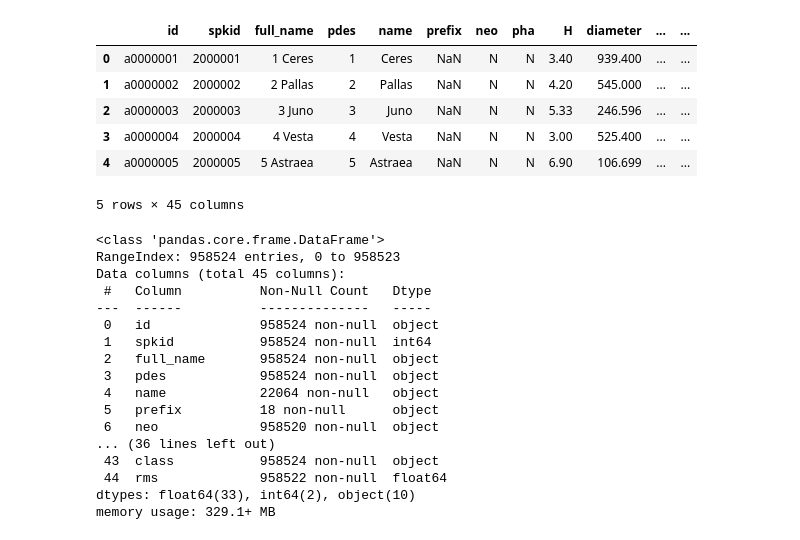
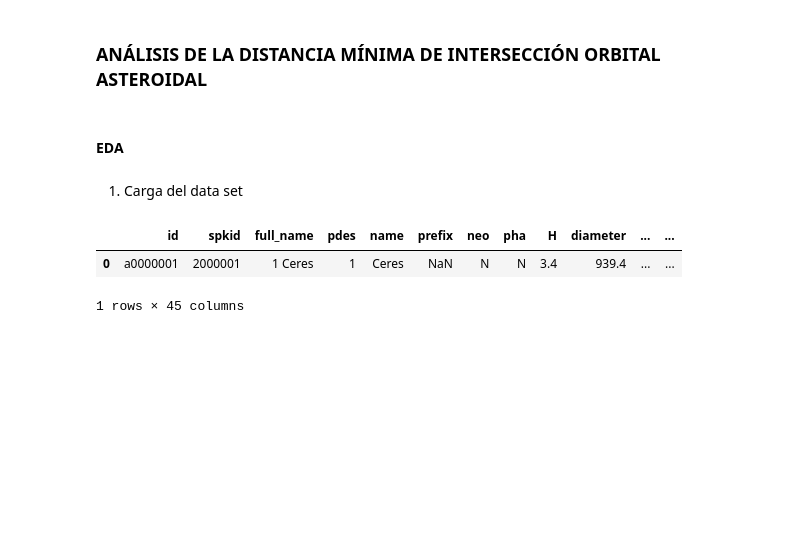
Before and after one commit to PazReumante/asteroid_prediction, a Jupyter notebook: Project/explore_base.ipynb, the cells around one changed output. Cells and saved outputs as stored; diff of their text form; code cells hidden in the pictures; blank space fills up the shorter version.

```diff
--- a/Project/explore_base.ipynb
+++ b/Project/explore_base.ipynb
@@ -1,59 +1,35 @@
+# %% [markdown]
+### **ANÁLISIS DE LA DISTANCIA MÍNIMA DE INTERSECCIÓN ORBITAL ASTEROIDAL**
+# %% [markdown]
+#### EDA
+# %% [markdown]
+1. Carga del data set
 # %%
 import pandas as pd
 import os
 
-# Define the base directory where the files are located
+# Define el directorio base donde se encuentran los archivos
 base_dir = r"C:\Users\USER\Documents\repos\1_ ASTEROID"
 
-# List of CSV file paths using absolute paths
+# Lista de rutas de archivos CSV utilizando rutas absolutas
 csv_files = [
     os.path.join(base_dir, "dataset_part1.csv"),
     os.path.join(base_dir, "dataset_part2.csv"),
     os.path.join(base_dir, "dataset_part3.csv"),
     os.path.join(base_dir, "dataset_part4.csv"),
     os.path.join(base_dir, "dataset_part5.csv")
 ]
 
-# Check if all files exist
-for file in csv_files:
-    if not os.path.isfile(file):
-        print(f"File not found: {file}")
-        raise FileNotFoundError(f"File not found: {file}")
-
-# Read each CSV file into a DataFrame and store it in a list
+# Lee cada fichero CSV en un DataFrame y almacenarlo en una lista
 dfs = [pd.read_csv(file) for file in csv_files]
 
-# Concatenate all DataFrames into a single DataFrame
-database = pd.concat(dfs, ignore_index=True)
+# Concatena todos los DataFrames en un único DataFrame
+total_data = pd.concat(dfs, ignore_index=True)
 
 
-# Checking the data frame
-database.head()
+# Chec
+total_data.head(1)
 # %% [output]
 |  | id | spkid | full_name | pdes | name | prefix | neo | pha | H | diameter | ... | ... |
-| 0 | a0000001 | 2000001 | 1 Ceres | 1 | Ceres | NaN | N | N | 3.40 | 939.400 | ... | ... |
-| 1 | a0000002 | 2000002 | 2 Pallas | 2 | Pallas | NaN | N | N | 4.20 | 545.000 | ... | ... |
-| 2 | a0000003 | 2000003 | 3 Juno | 3 | Juno | NaN | N | N | 5.33 | 246.596 | ... | ... |
-| 3 | a0000004 | 2000004 | 4 Vesta | 4 | Vesta | NaN | N | N | 3.00 | 525.400 | ... | ... |
-| 4 | a0000005 | 2000005 | 5 Astraea | 5 | Astraea | NaN | N | N | 6.90 | 106.699 | ... | ... |
+| 0 | a0000001 | 2000001 | 1 Ceres | 1 | Ceres | NaN | N | N | 3.4 | 939.4 | ... | ... |
-5 rows × 45 columns
+1 rows × 45 columns
-# %%
-database.info()
-# %% [output]
-<class 'pandas.core.frame.DataFrame'>
-RangeIndex: 958524 entries, 0 to 958523
-Data columns (total 45 columns):
- #   Column          Non-Null Count   Dtype
----  ------          --------------   -----
- 0   id              958524 non-null  object
- 1   spkid           958524 non-null  int64
- 2   full_name       958524 non-null  object
- 3   pdes            958524 non-null  object
- 4   name            22064 non-null   object
- 5   prefix          18 non-null      object
- 6   neo             958520 non-null  object
-... (36 lines left out)
- 43  class           958524 non-null  object
- 44  rms             958522 non-null  float64
-dtypes: float64(33), int64(2), object(10)
-memory usage: 329.1+ MB
```
Also changed, not shown: parts of 28 cells of this notebook.
